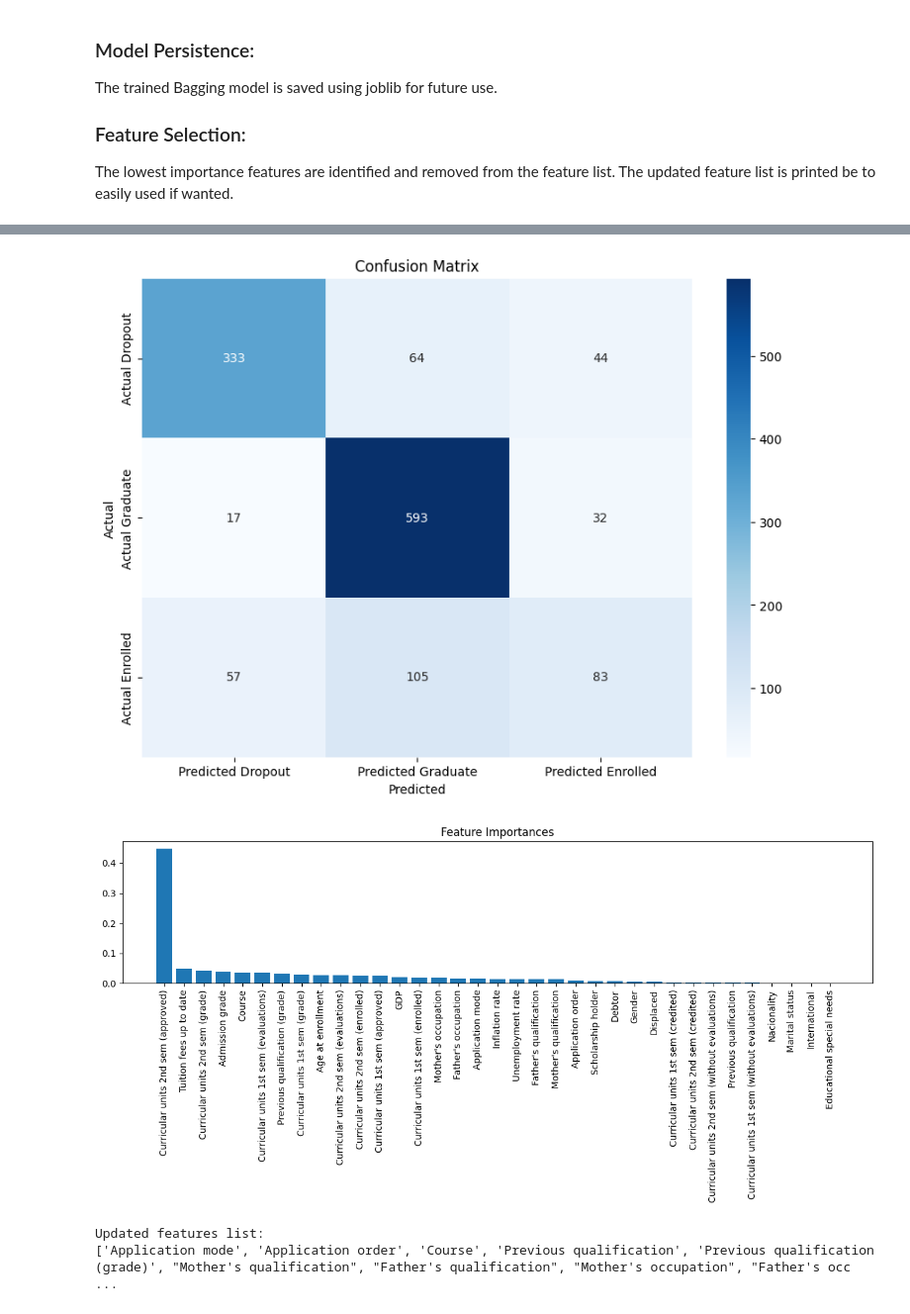
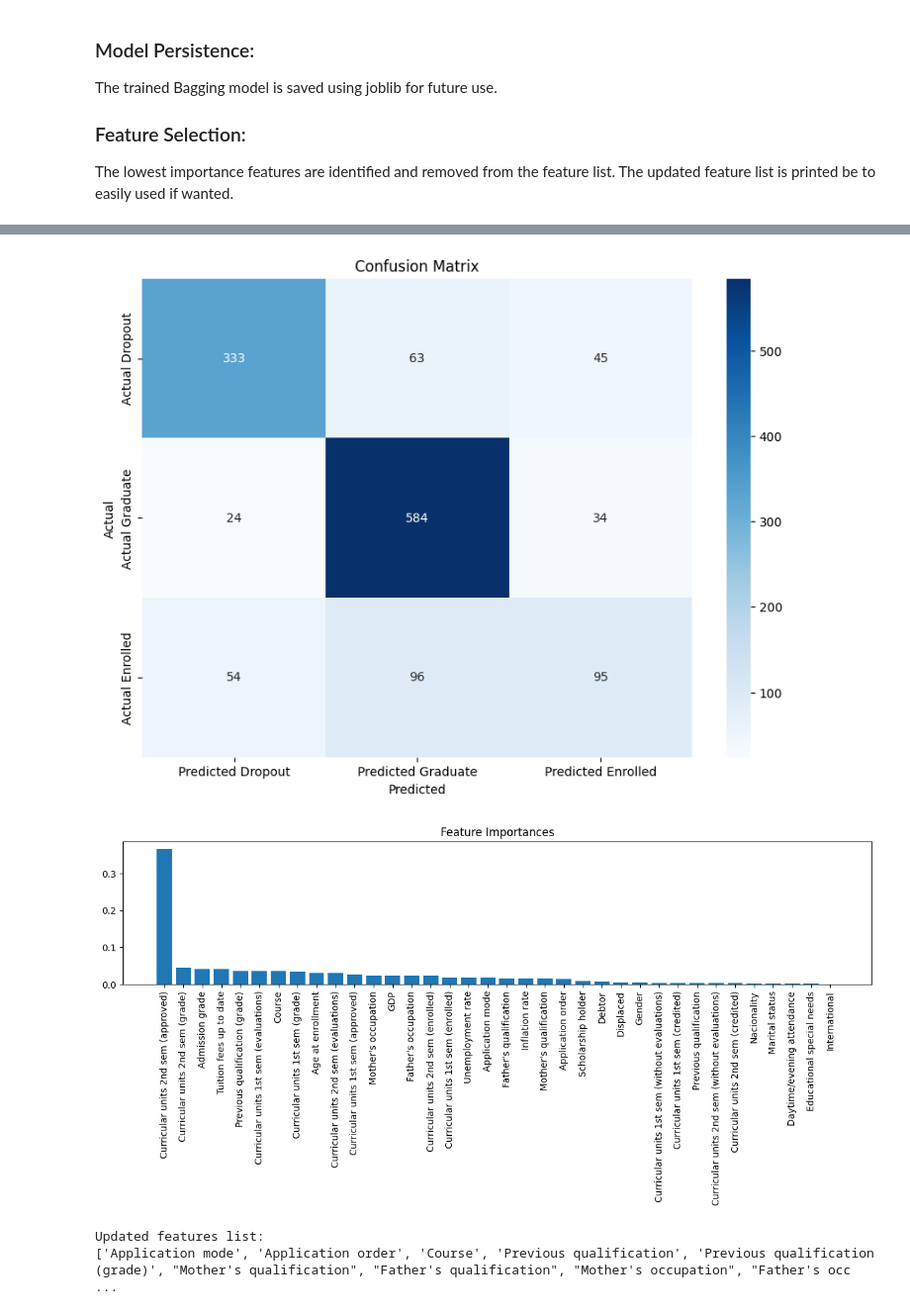
Before and after one commit to AkselHanisch/IDSS, a Jupyter notebook: decisionTree.ipynb, the cells around one changed output, grey strips where cells are left out. Shown at 99% size. Drawn from its saved outputs; the diff is of its cells as text; code cells hidden in the pictures.

```diff
--- a/decisionTree.ipynb
+++ b/decisionTree.ipynb
@@ -510,7 +517,7 @@ data = pd.read_csv('data.csv', delimiter=';')
 
 # Select relevant features and target
 features = [
-    'Marital status', 'Application mode', 'Application order', 'Course',
+    'Marital status', 'Application mode', 'Application order', 'Course', "Daytime/evening attendance",
     'Previous qualification', 'Previous qualification (grade)',
     'Nacionality', 'Mother\'s qualification', 'Father\'s qualification', 'Mother\'s occupation',
     'Father\'s occupation', 'Admission grade', 'Displaced', 'Educational special needs', 'Debtor',
@@ -649,4 +656,4 @@ weighted avg       0.74      0.76      0.74      1328
-[figure, old version]
+[figure, new version]
-[figure, old version]
+[figure, new version]
 Updated features list:
 ['Application mode', 'Application order', 'Course', 'Previous qualification', 'Previous qualification (grade)', "Mother's qualification", "Father's qualification", "Mother's occupation", "Father's occ ...
```
Also changed, not shown: parts of 3 cells of this notebook, 5 other files.
